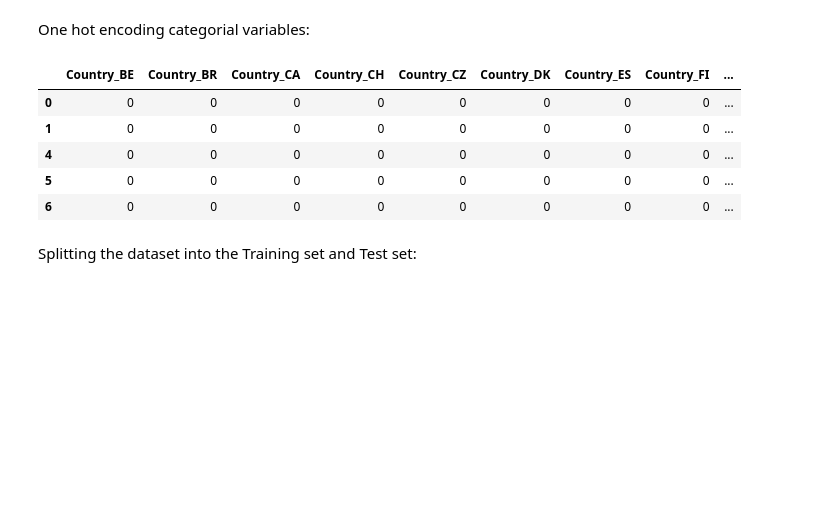
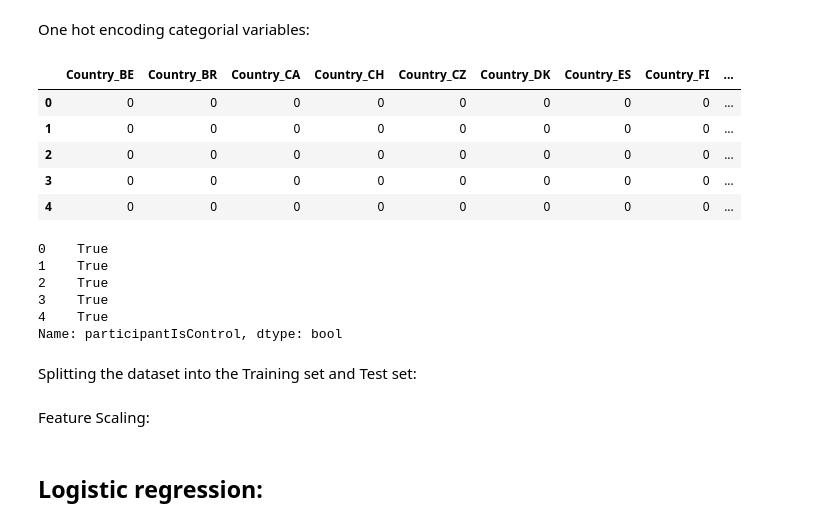
Before and after one commit to ca-schumacher/ms-rwd, a Jupyter notebook: Classification_model.ipynb, the cells around one changed output. Drawn from its saved outputs; the diff is of its cells as text; code cells hidden in the pictures; blank space fills up the shorter version.

```diff
--- a/Classification_model.ipynb
+++ b/Classification_model.ipynb
@@ -69,22 +68,35 @@ X.head()
 # %% [markdown]
 One hot encoding categorial variables:
 # %%
-#labelencoder = LabelEncoder()
-#X['participantCountryOfResidence'] = labelencoder.fit_transform(X['participantCountryOfResidence'])
-#onehotencoder = OneHotEncoder()
+# create dummy variables of
 dummy = pd.get_dummies(X['participantCountryOfResidence'],prefix='Country', columns = ['participantCountryOfResidence'], drop_first=True)
 dummy2 = pd.get_dummies(X['participantSex'],prefix='Sex', columns = ['participantSex'], drop_first=True)
 dummy3 = pd.get_dummies(X['testName'],prefix='testName', columns = ['testName'], drop_first=True)
 dummy4 = pd.get_dummies(X['testMetricName'],prefix='testMetric', columns = ['testMetricName'], drop_first=True)
 dummy5 = pd.get_dummies(X['Weekday_testResultCreatedOn'],prefix='Weekday', columns = ['Weekday_testResultCreatedOn'], drop_first=True)
 dummy6 = pd.get_dummies(X['Holiday_testResultCreatedOn'],prefix='Holiday', columns = ['Holiday_testResultCreatedOn'], drop_first=True)
 X = pd.concat([dummy,dummy2,dummy3,dummy4,dummy5,dummy6,X], axis=1);
-X = X.drop(columns=['participantCountryOfResidence','participantSex','testName','testMetricName','Weekday_testResultCreatedOn','Holiday_testResultCreatedOn'], axis=1);
+X = X.drop(columns=['participantCountryOfResidence','participantSex','testResultMetricId','testName','testMetricName','Weekday_testResultCreatedOn','Holiday_testResultCreatedOn'], axis=1);
+# reset indexes
+X.reset_index(inplace=True)
+X_index = X['index']
+X = X.drop(columns=['index'], axis=1);
 X.head()
 # %% [output]
 |  | Country_BE | Country_BR | Country_CA | Country_CH | Country_CZ | Country_DK | Country_ES | Country_FI | ... |
 | 0 | 0 | 0 | 0 | 0 | 0 | 0 | 0 | 0 | ... |
 | 1 | 0 | 0 | 0 | 0 | 0 | 0 | 0 | 0 | ... |
+| 2 | 0 | 0 | 0 | 0 | 0 | 0 | 0 | 0 | ... |
+| 3 | 0 | 0 | 0 | 0 | 0 | 0 | 0 | 0 | ... |
 | 4 | 0 | 0 | 0 | 0 | 0 | 0 | 0 | 0 | ... |
-| 5 | 0 | 0 | 0 | 0 | 0 | 0 | 0 | 0 | ... |
-| 6 | 0 | 0 | 0 | 0 | 0 | 0 | 0 | 0 | ... |
+# %%
+y.reset_index(drop=True,inplace = True)
+#y = y*1
+y.head()
+# %% [output]
+0    True
+1    True
+2    True
+3    True
+4    True
+Name: participantIsControl, dtype: bool
@@ -92,0 +116,2 @@ Splitting the dataset into the Training set and Test set:
+# %% [markdown]
+Feature Scaling:
@@ -92,0 +122,2 @@ Splitting the dataset into the Training set and Test set:
+# %% [markdown]
+## Logistic regression:
```
Also changed, not shown: parts of 81 cells of this notebook, 1 other file.
